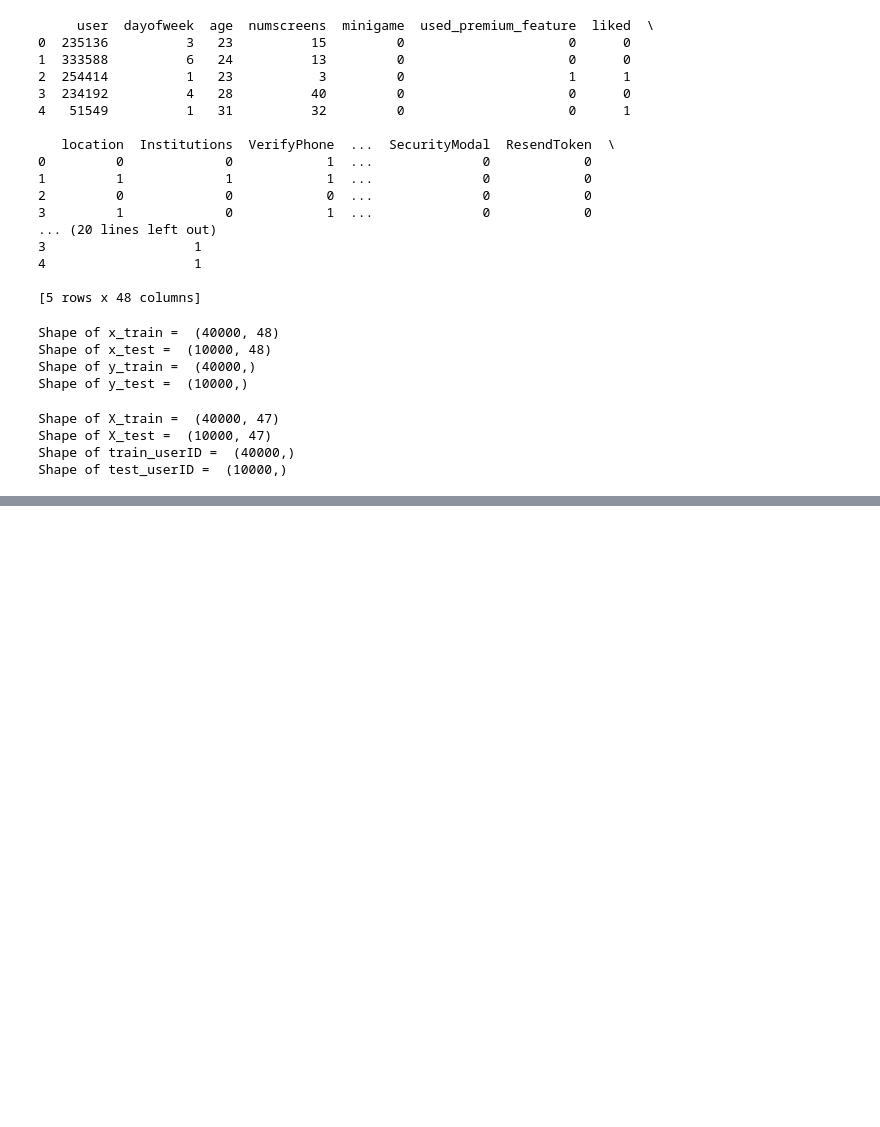
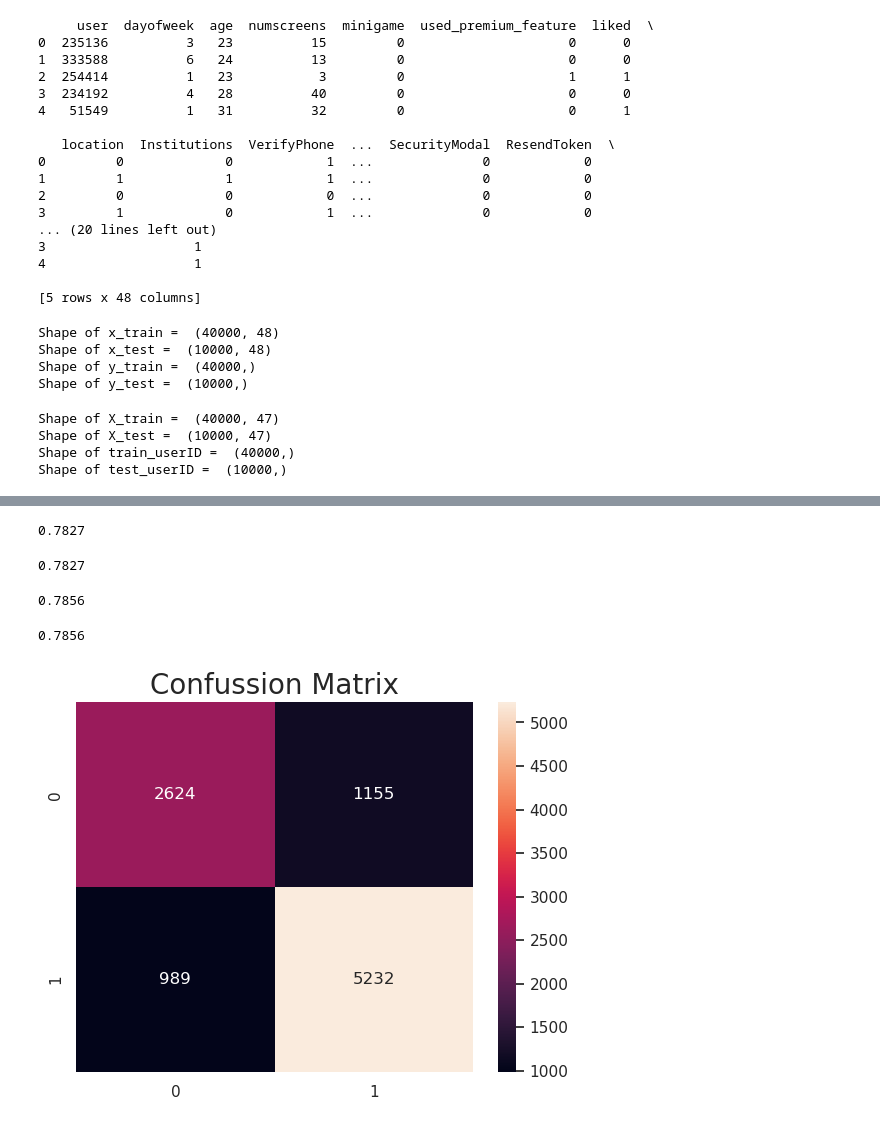
Before and after one commit to NavinBhandari1945/Projects, a Jupyter notebook: PYTHON/03_Client_subscription/subscription.ipynb, the cells around one changed output, grey strips where cells are left out. Drawn from its saved outputs; the diff is of its cells as text; code cells hidden in the pictures; blank space fills up the shorter version.

```diff
--- a/PYTHON/03_Client_subscription/subscription.ipynb
+++ b/PYTHON/03_Client_subscription/subscription.ipynb
@@ -820,0 +961,60 @@ Shape of test_userID =  (10000,)
+# %%
+#7.XGBoost Classifier
+# train without scalling dataset
+from xgboost import XGBClassifier;
+xgb_model = XGBClassifier();
+xgb_model.fit(x_train, y_train);
+y_pred_xgb = xgb_model.predict(x_test);
+print(accuracy_score(y_test, y_pred_xgb));
+# %% [output]
+0.7827
+# %%
+# train with Standert Scaling dataset
+xgb_model2 = XGBClassifier();
+xgb_model2.fit(X_train_ss, y_train);
+y_pred_xgb_sc = xgb_model2.predict(X_test_ss);
+print(accuracy_score(y_test, y_pred_xgb_sc));
+# %% [output]
+0.7827
+# %%
+# XGB classifier with parameter tuning
+# train without scalling dataset
+xgb_model_pt1 = XGBClassifier(
+ learning_rate =0.01,
+ n_estimators=5000,
+ max_depth=4,
+ min_child_weight=6,
+ gamma=0,
+ subsample=0.8,
+ colsample_bytree=0.8,
+ reg_alpha=0.005,
+ objective= 'binary:logistic',
+ nthread=4,
+ scale_pos_weight=1,
+ seed=27);
+xgb_model_pt1.fit(x_train, y_train);
+y_pred_xgb_pt1 = xgb_model_pt1.predict(x_test);
+print(accuracy_score(y_test, y_pred_xgb_pt1));
+# %% [output]
+0.7856
+# %%
+# XGB classifier with parameter tuning
+# train with Standert Scaling dataset
+xgb_model_pt2 = XGBClassifier(
+ learning_rate =0.01,
+ n_estimators=5000,
+ max_depth=4,
+ min_child_weight=6,
+ gamma=0,
+ subsample=0.8,
+ colsample_bytree=0.8,
+ reg_alpha=0.005,
+ objective= 'binary:logistic',
+ nthread=4,
+ scale_pos_weight=1,
+ seed=27);
+xgb_model_pt2.fit(X_train_ss, y_train);
+y_pred_xgb_sc_pt2 = xgb_model_pt2.predict(X_test_ss);
+print(accuracy_score(y_test, y_pred_xgb_sc_pt2));
+# %% [output]
+0.7856
@@ -820,0 +1023,7 @@ Shape of test_userID =  (10000,)
+# %%
+# confussion matrix
+cm_xgb_pt2 = confusion_matrix(y_test, y_pred_xgb_sc_pt2);
+sns.heatmap(cm_xgb_pt2, annot = True, fmt = 'g');
+plt.title("Confussion Matrix", fontsize = 20);
+# %% [output]
+[figure, added]
```
Also changed, not shown: parts of 28 cells of this notebook.
